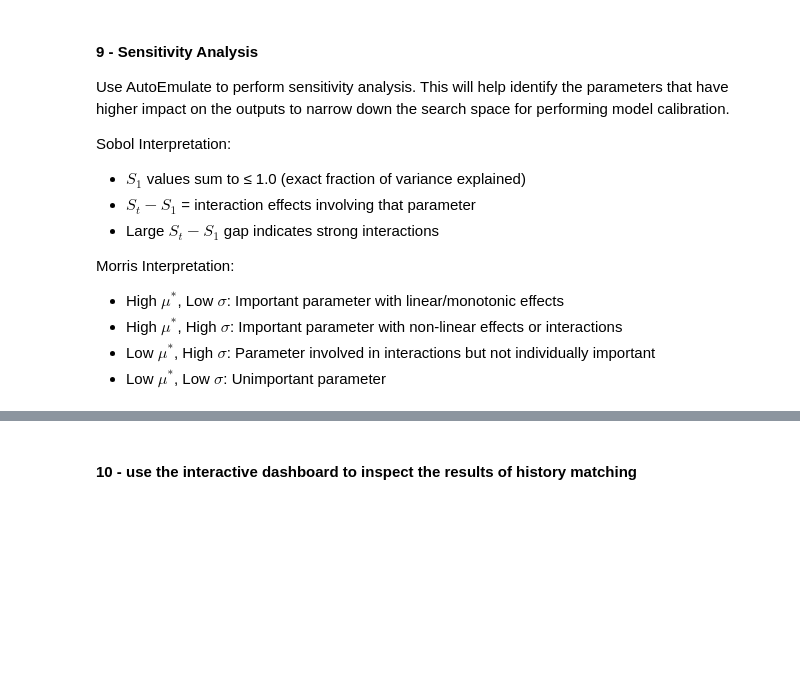
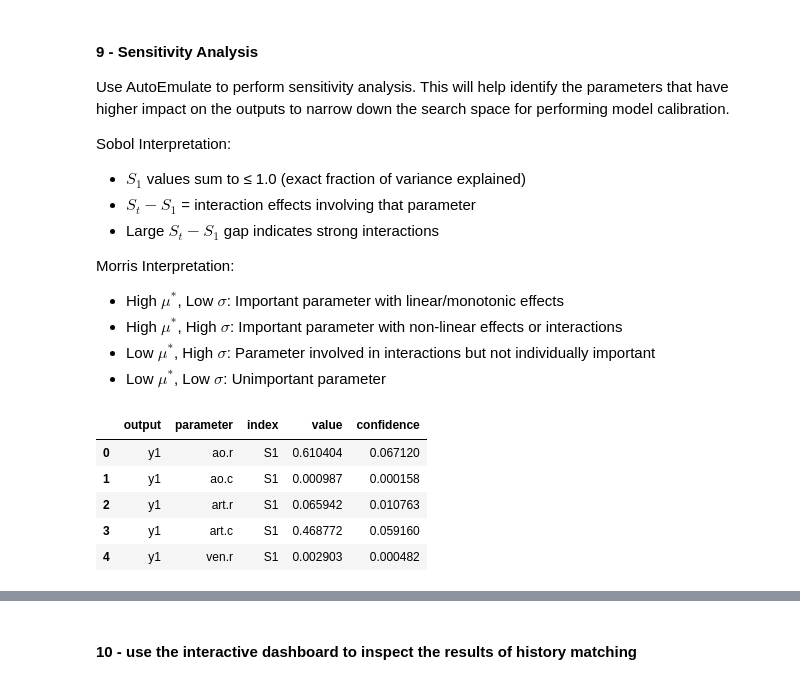
Before and after one commit to alan-turing-institute/autoemulate, a Jupyter notebook: docs/tutorials/07_AE_workflow.ipynb, the cells around one changed output, grey strips where cells are left out. Cells and saved outputs as stored; diff of their text form; code cells hidden in the pictures; blank space fills up the shorter version.

```diff
--- a/docs/tutorials/07_AE_workflow.ipynb
+++ b/docs/tutorials/07_AE_workflow.ipynb
@@ -159,7 +242,14 @@ problem = {
     'bounds': parameter_bounds
 }
 # %%
-si = em.sensitivity_analysis(problem=problem, method='morris')
-si
+si = em.sensitivity_analysis(problem=problem, method='sobol')
+si.head()
+# %% [output]
+|  | output | parameter | index | value | confidence |
+| 0 | y1 | ao.r | S1 | 0.610404 | 0.067120 |
+| 1 | y1 | ao.c | S1 | 0.000987 | 0.000158 |
+| 2 | y1 | art.r | S1 | 0.065942 | 0.010763 |
+| 3 | y1 | art.c | S1 | 0.468772 | 0.059160 |
+| 4 | y1 | ven.r | S1 | 0.002903 | 0.000482 |
 # %%
 em.plot_sensitivity_analysis(si)
```
Also changed, not shown: parts of 17 cells of this notebook, 1 other file.
